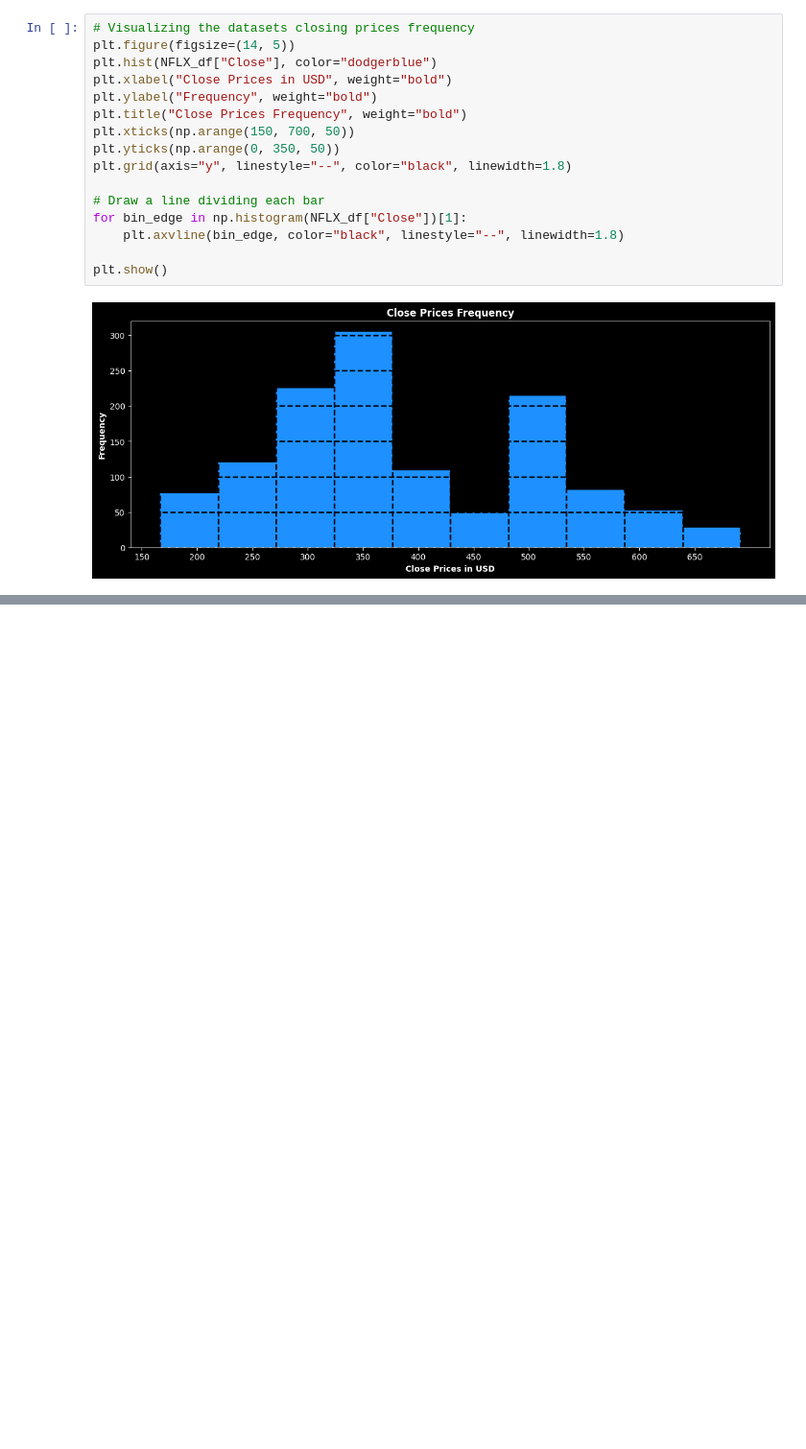
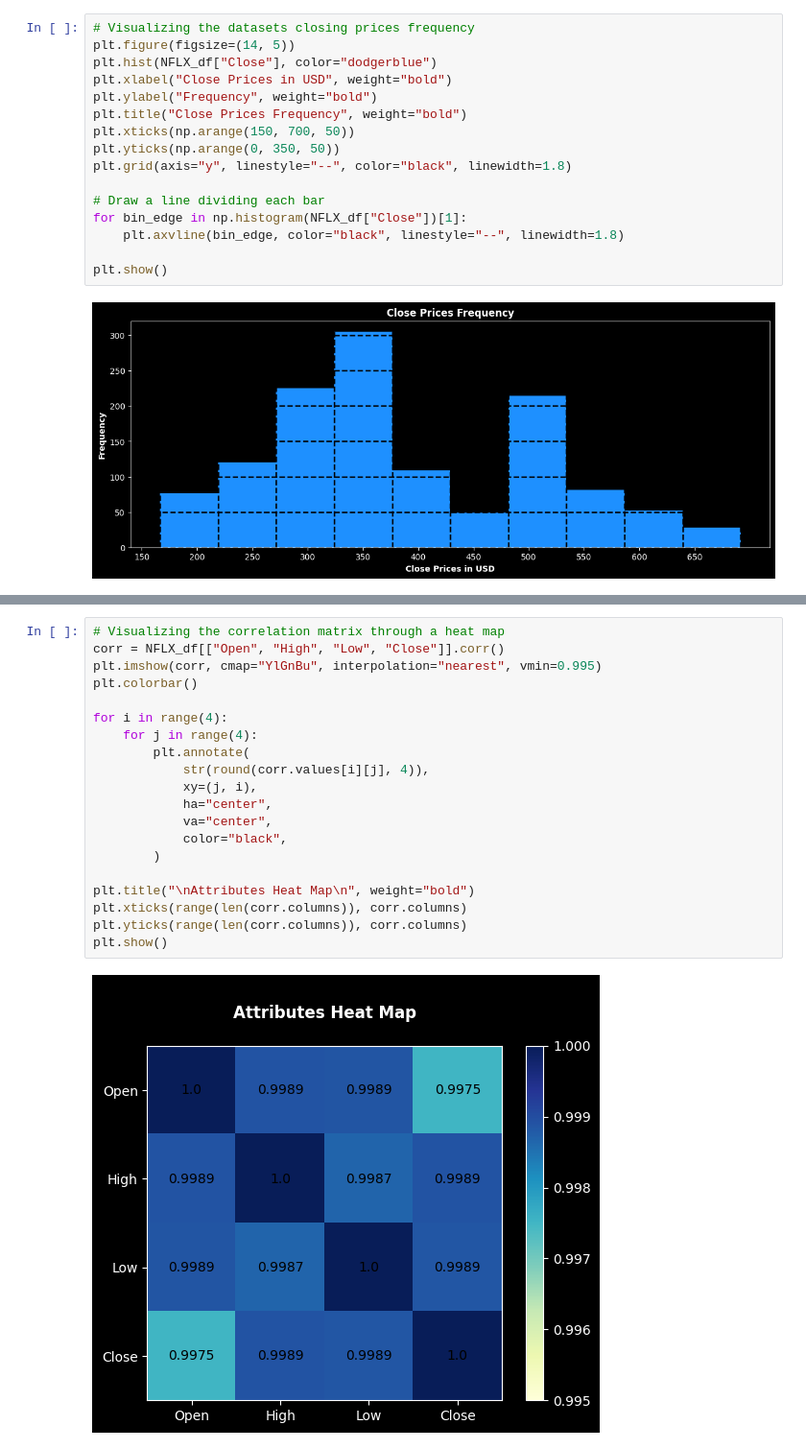
Before and after one commit to Momad-Y/NFLX-Stock-Price-Prediction, a Jupyter notebook: Netflix Stock Price Prediction.ipynb, the cells around one changed output, grey strips where cells are left out. Shown: that part at 96% size. Cells and saved outputs as stored; diff of their text form; blank space fills up the shorter version.

```diff
--- a/Netflix Stock Price Prediction.ipynb
+++ b/Netflix Stock Price Prediction.ipynb
@@ -215,0 +227,22 @@ plt.show()
+# %%
+# Visualizing the correlation matrix through a heat map
+corr = NFLX_df[["Open", "High", "Low", "Close"]].corr()
+plt.imshow(corr, cmap="YlGnBu", interpolation="nearest", vmin=0.995)
+plt.colorbar()
+
+for i in range(4):
+    for j in range(4):
+        plt.annotate(
+            str(round(corr.values[i][j], 4)),
+            xy=(j, i),
+            ha="center",
+            va="center",
+            color="black",
+        )
+
+plt.title("\nAttributes Heat Map\n", weight="bold")
+plt.xticks(range(len(corr.columns)), corr.columns)
+plt.yticks(range(len(corr.columns)), corr.columns)
+plt.show()
+# %% [output]
+[figure, added]
```
Also changed, not shown: parts of 10 cells of this notebook.
